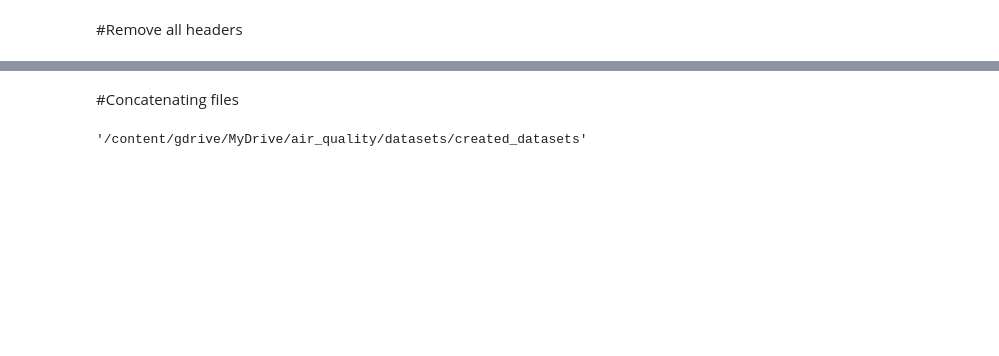
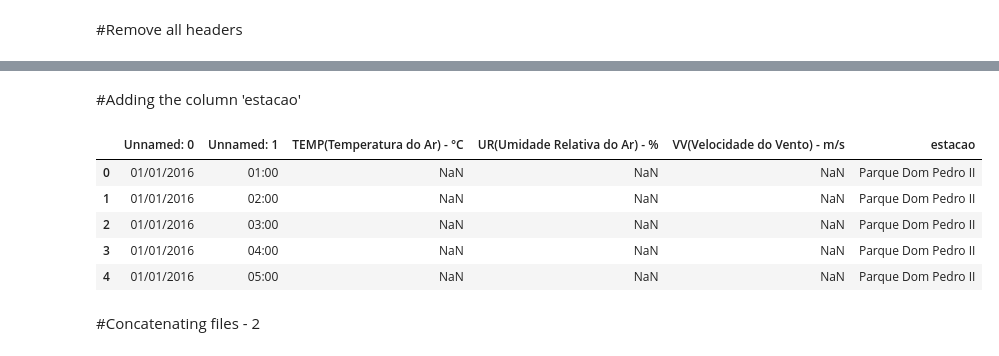
Before and after one commit to antoniogss/air_quality, a Jupyter notebook: db_preparation.ipynb, the cells around one changed output, grey strips where cells are left out. Cells and saved outputs as stored; diff of their text form; code cells hidden in the pictures; blank space fills up the shorter version.

Commit message:
Dataframe Structure

```diff
--- a/db_preparation.ipynb
+++ b/db_preparation.ipynb
@@ -58,9 +120,40 @@ cat: '*.csv': No such file or directory
+# %% [markdown]
+#Adding the column 'estacao'
+# %%
+# assign dataset names
+list_of_names = ['a_cp','b_cp','c_cp', #[0-1-2]:0
+                 'a_ib','b_ib','c_ib', #[3-4-5]:1
+                 'a_in','b_in','c_in', #[6-7-8]:2
+                 'a_pd','b_pd','c_pd'] #[9-10-11]:3
+
+# create empty list
+df = []
+
+# append datasets into teh list
+for i in range(len(list_of_names)):
+    temp_df = pd.read_csv("./"+list_of_names[i]+".csv",
+                          sep = ';',
+                          index_col = None,
+                          header = 0,
+                          error_bad_lines = False,
+                          encoding='latin-1'
+                        )
+    df.append(temp_df)
+# %%
+estacao = ["Capão Redondo", "Ibirapuera", "Interlagos", "Parque Dom Pedro II"]
+
+df[0]['estacao'] = df[1]['estacao'] = df[2]['estacao'] = estacao[0]
+df[3]['estacao'] = df[4]['estacao'] = df[5]['estacao'] = estacao[1]
+df[6]['estacao'] = df[7]['estacao'] = df[8]['estacao'] = estacao[2]
+df[9]['estacao'] = df[10]['estacao'] = df[11]['estacao'] = estacao[3]
+# %%
+df[11].head()
+# %% [output]
+|  | Unnamed: 0 | Unnamed: 1 | TEMP(Temperatura do Ar) - °C | UR(Umidade Relativa do Ar) - % | VV(Velocidade do Vento) - m/s | estacao |
+| 0 | 01/01/2016 | 01:00 | NaN | NaN | NaN | Parque Dom Pedro II |
+| 1 | 01/01/2016 | 02:00 | NaN | NaN | NaN | Parque Dom Pedro II |
+| 2 | 01/01/2016 | 03:00 | NaN | NaN | NaN | Parque Dom Pedro II |
+| 3 | 01/01/2016 | 04:00 | NaN | NaN | NaN | Parque Dom Pedro II |
+| 4 | 01/01/2016 | 05:00 | NaN | NaN | NaN | Parque Dom Pedro II |
 # %% [markdown]
-#Concatenating files
+#Concatenating files - 2
-# %%
-# %mkdir "./created_datasets/"
-%cd ./created_datasets/
-gc.output.clear()
-%pwd
-# %% [output]
-'/content/gdrive/MyDrive/air_quality/datasets/created_datasets'
```
Also changed, not shown: parts of 19 cells of this notebook.
